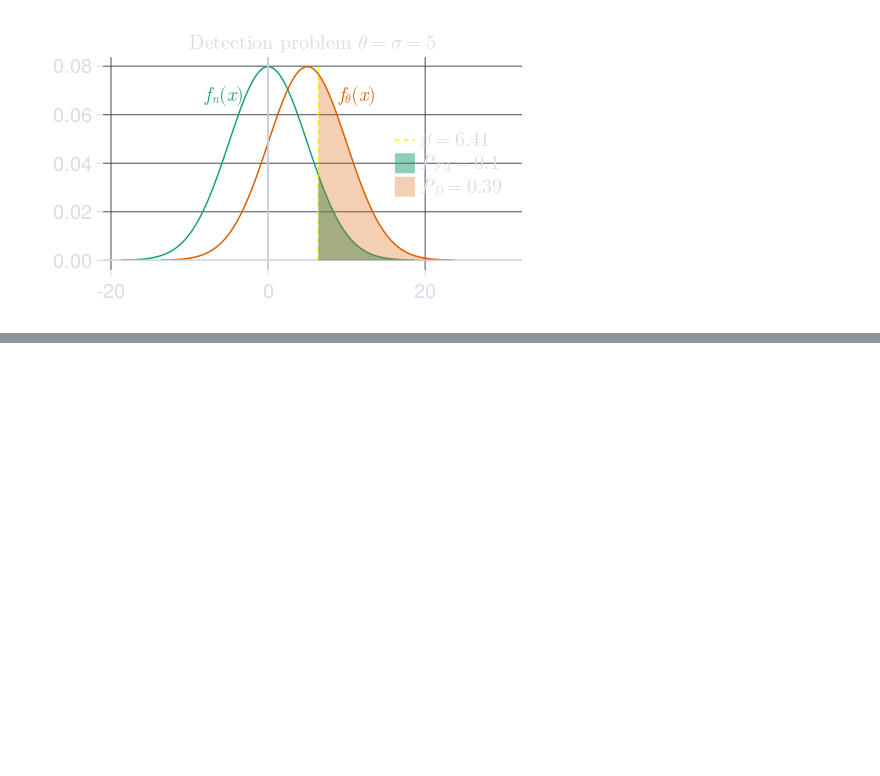
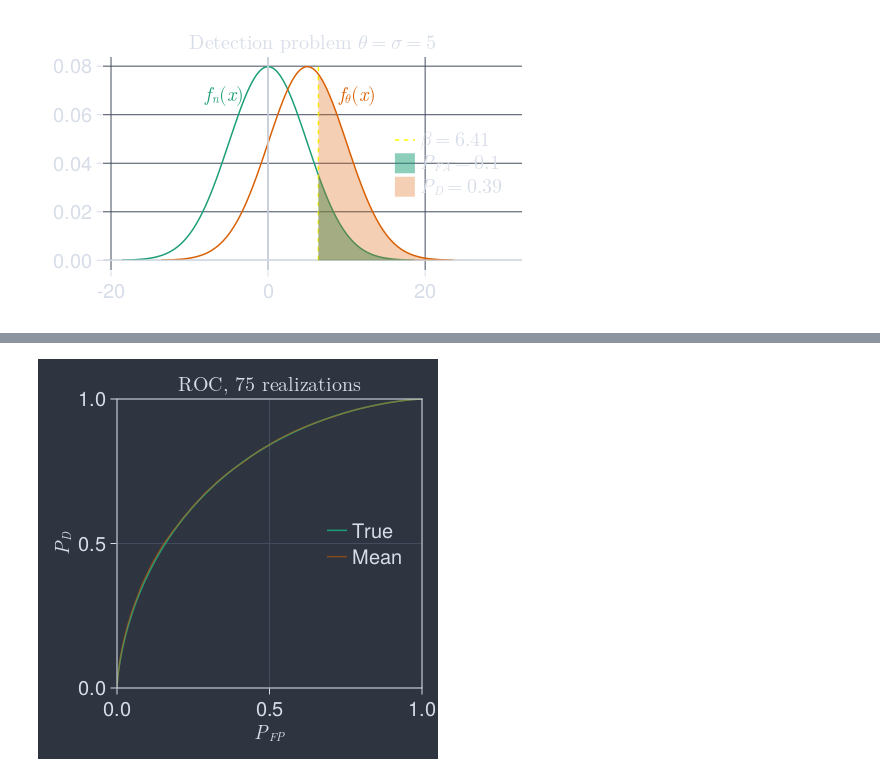
Before and after one commit to simonabj/Studies, a Jupyter notebook: IN5340/Project4/code2.ipynb, the cells around one changed output, grey strips where cells are left out. Cells and saved outputs as stored; diff of their text form; code cells hidden in the pictures; blank space fills up the shorter version.

```diff
--- a/IN5340/Project4/code2.ipynb
+++ b/IN5340/Project4/code2.ipynb
@@ -91,0 +132,31 @@ Closest candidates are:
+# %%
+function step(frame=1)
+    many_runs = [ roc_realization() for _ in 1:frame ]
+
+    TPR_many = mapreduce(run ->run[1], hcat, many_runs)   # All TPR [β × run]
+    TFP_many = mapreduce(run -> run[2], hcat, many_runs)  # All TFP [β × run]
+
+    return Point2f.(mean(TFP_many, dims=2)[:],mean(TPR_many, dims=2)[:]);
+end
+
+F = Figure(backgroundcolor=nord[1],resolution=(400, 400))
+ax = Axis(F[1,1], title=L"\text{ROC of detector, given }\theta=\sigma=5", xlabel=L"P_{FP}", ylabel=L"P_{D}")
+xlims!(0,1);ylims!(0,1)
+lines!(TFP_true, TPR_true, label="True")
+
+points = Observable(Point2f[])
+
+mean_line = lines!(points, label="Mean", color = (Dark2_8[2], 0.5))
+axislegend(ax, position=:rc)
+
+N_frames = 75
+
+record(F, "test.mp4", 1:N_frames, framerate=7) do frame
+    points[] = step(frame)
+    ax.title = L"\text{ROC, %$(frame)/%$(N_frames) realizations}"
+    notify(points)
+end
+
+F
+# %% [output]
+[figure, added]
```
Also changed, not shown: parts of 4 cells of this notebook, 7 other files.
